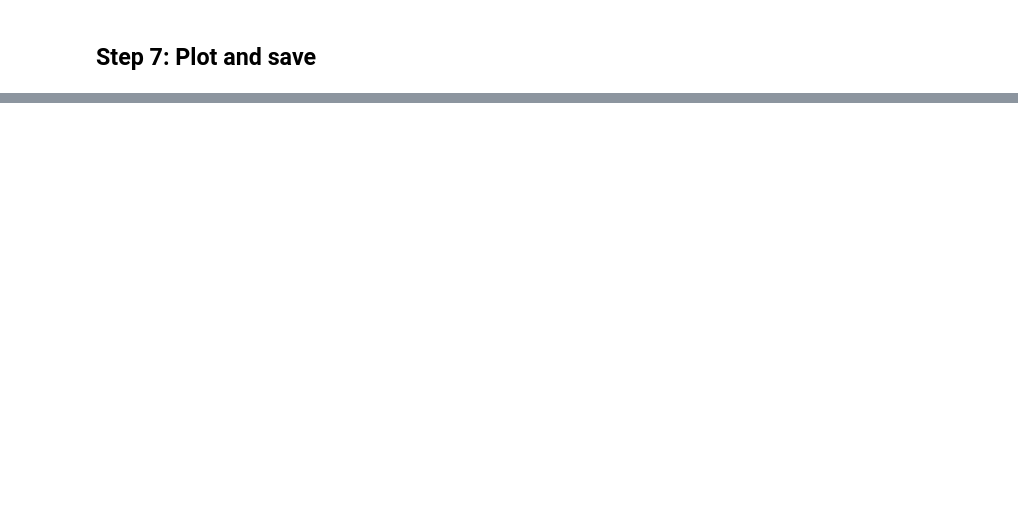
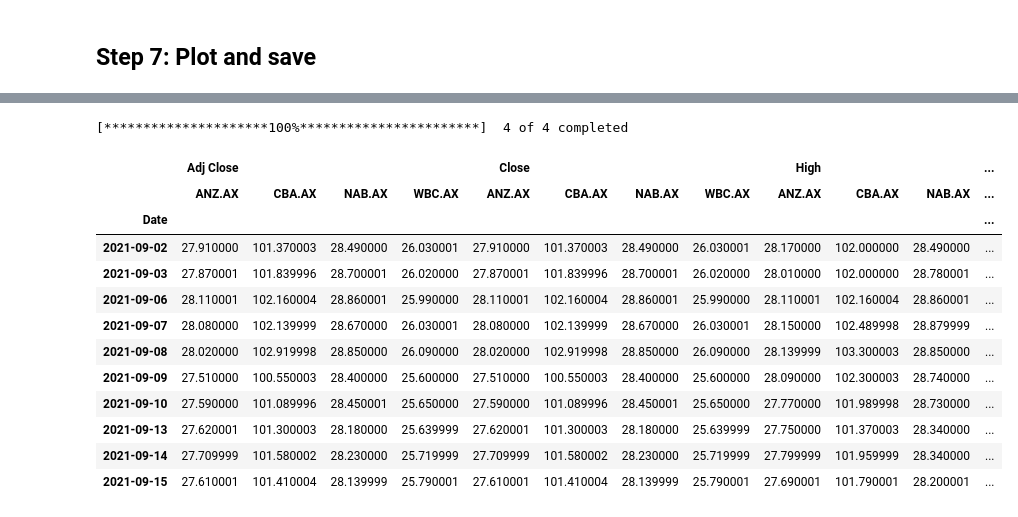
Before and after one commit to steve-keys/ISYS5002_portfolio, a Jupyter notebook: asx_stock_returns_steps_(1).ipynb, the cells around one changed output, grey strips where cells are left out. Drawn from its saved outputs; the diff is of its cells as text; code cells hidden in the pictures; blank space fills up the shorter version.

```diff
--- a/asx_stock_returns_steps_(1).ipynb
+++ b/asx_stock_returns_steps_(1).ipynb
@@ -208,0 +252,21 @@ Name: Close, Length: 3212, dtype: float64
+# %%
+tickers = ['NAB.AX', 'WBC.AX', 'ANZ.AX', 'CBA.AX']
+df = pdr.get_data_yahoo(tickers,start,end)
+# %% [output]
+[*********************100%***********************]  4 of 4 completed
+# %%
+df.tail(10)
+# %% [output]
+|  | Adj Close |  |  |  | Close |  |  |  | High |  |  | ... |
+|  | ANZ.AX | CBA.AX | NAB.AX | WBC.AX | ANZ.AX | CBA.AX | NAB.AX | WBC.AX | ANZ.AX | CBA.AX | NAB.AX | ... |
+| Date |  |  |  |  |  |  |  |  |  |  |  | ... |
+| 2021-09-02 | 27.910000 | 101.370003 | 28.490000 | 26.030001 | 27.910000 | 101.370003 | 28.490000 | 26.030001 | 28.170000 | 102.000000 | 28.490000 | ... |
+| 2021-09-03 | 27.870001 | 101.839996 | 28.700001 | 26.020000 | 27.870001 | 101.839996 | 28.700001 | 26.020000 | 28.010000 | 102.000000 | 28.780001 | ... |
+| 2021-09-06 | 28.110001 | 102.160004 | 28.860001 | 25.990000 | 28.110001 | 102.160004 | 28.860001 | 25.990000 | 28.110001 | 102.160004 | 28.860001 | ... |
+| 2021-09-07 | 28.080000 | 102.139999 | 28.670000 | 26.030001 | 28.080000 | 102.139999 | 28.670000 | 26.030001 | 28.150000 | 102.489998 | 28.879999 | ... |
+| 2021-09-08 | 28.020000 | 102.919998 | 28.850000 | 26.090000 | 28.020000 | 102.919998 | 28.850000 | 26.090000 | 28.139999 | 103.300003 | 28.850000 | ... |
+| 2021-09-09 | 27.510000 | 100.550003 | 28.400000 | 25.600000 | 27.510000 | 100.550003 | 28.400000 | 25.600000 | 28.090000 | 102.300003 | 28.740000 | ... |
+| 2021-09-10 | 27.590000 | 101.089996 | 28.450001 | 25.650000 | 27.590000 | 101.089996 | 28.450001 | 25.650000 | 27.770000 | 101.989998 | 28.730000 | ... |
+| 2021-09-13 | 27.620001 | 101.300003 | 28.180000 | 25.639999 | 27.620001 | 101.300003 | 28.180000 | 25.639999 | 27.750000 | 101.370003 | 28.340000 | ... |
+| 2021-09-14 | 27.709999 | 101.580002 | 28.230000 | 25.719999 | 27.709999 | 101.580002 | 28.230000 | 25.719999 | 27.799999 | 101.959999 | 28.340000 | ... |
+| 2021-09-15 | 27.610001 | 101.410004 | 28.139999 | 25.790001 | 27.610001 | 101.410004 | 28.139999 | 25.790001 | 27.690001 | 101.790001 | 28.200001 | ... |
```
Also changed, not shown: parts of 10 cells of this notebook.
